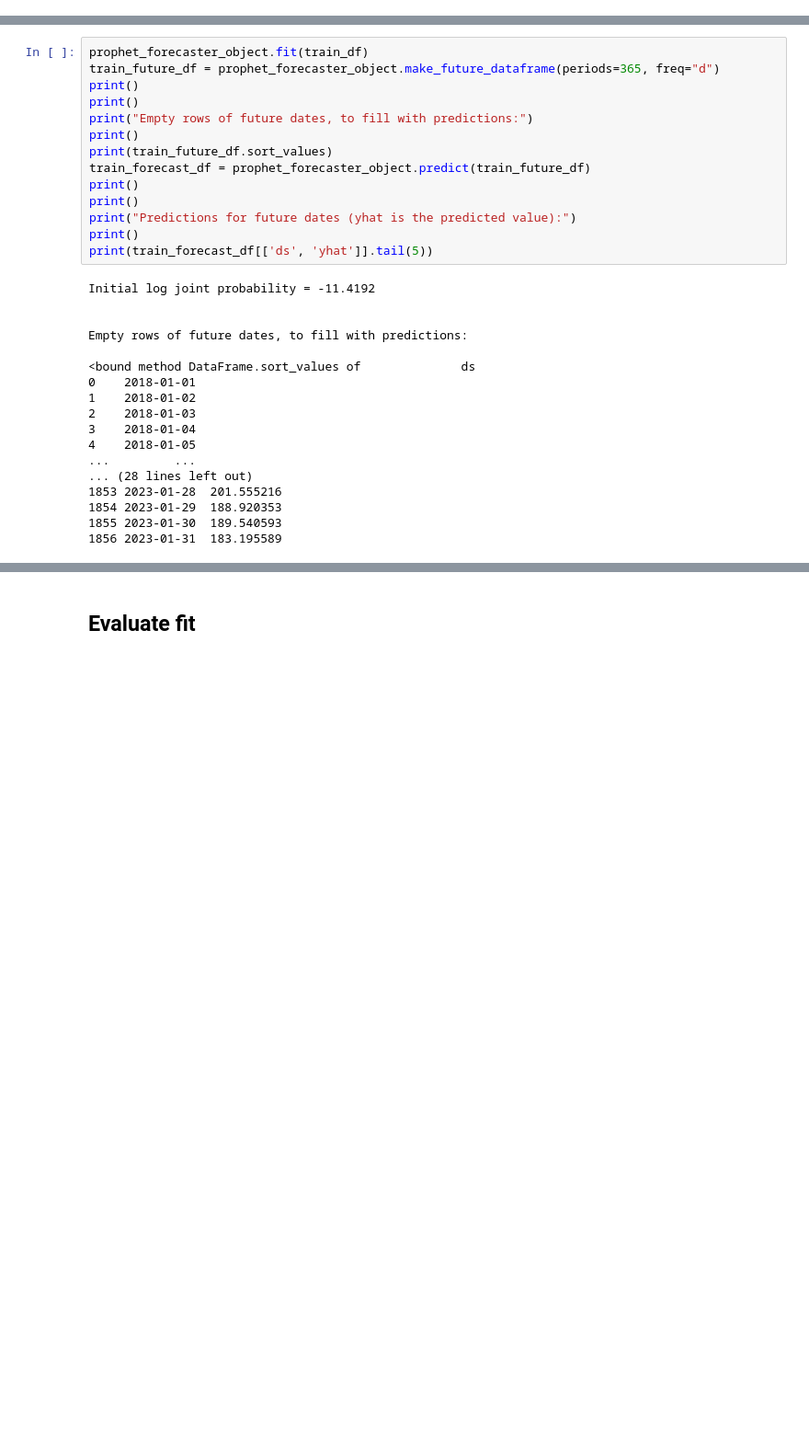
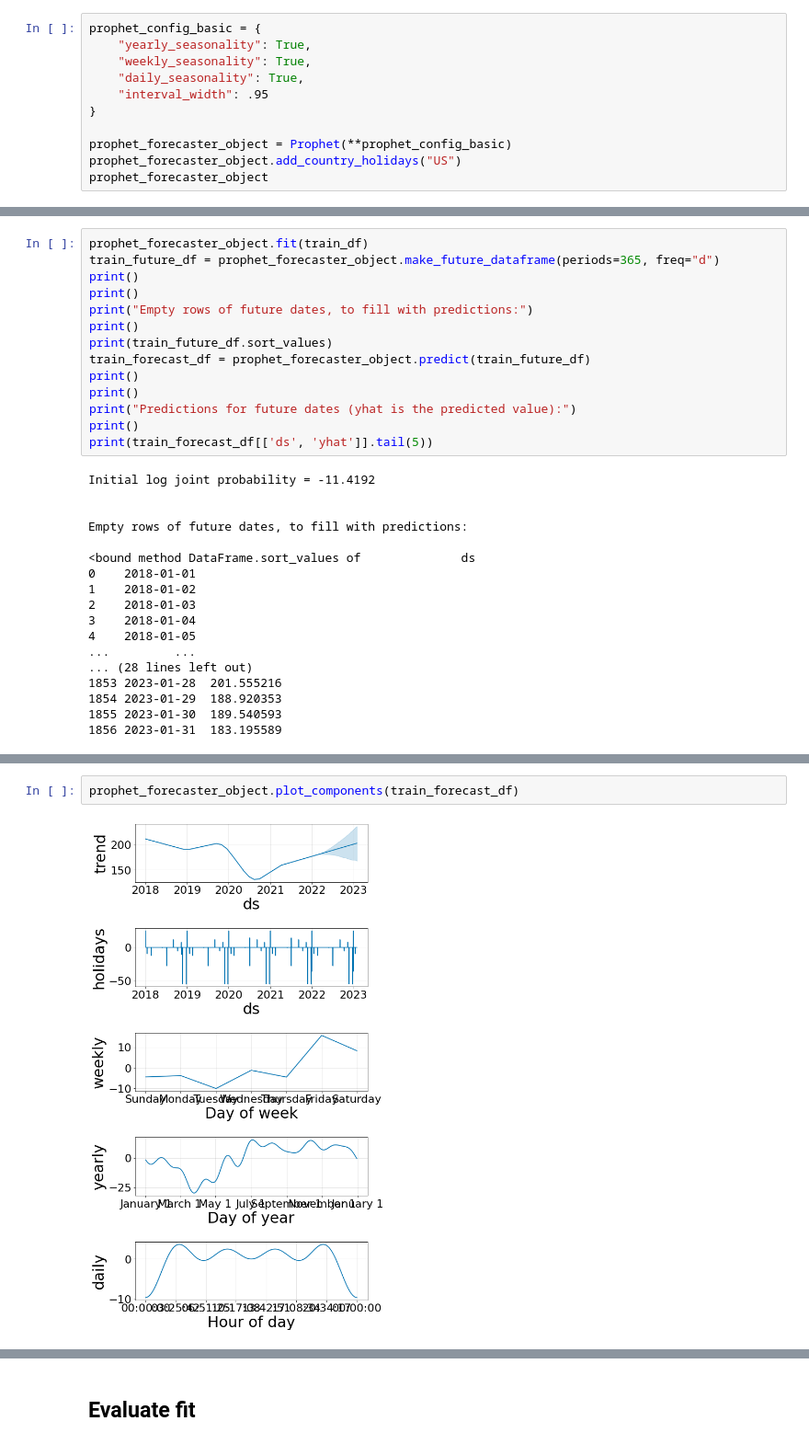
Before and after one commit to lizre/prophet-quickstart, a Jupyter notebook: notebooks/01_split_model.ipynb, the cells around one changed output, grey strips where cells are left out. Shown at 92% size. Cells and saved outputs as stored; diff of their text form; blank space fills up the shorter version.

```diff
--- a/notebooks/01_split_model.ipynb
+++ b/notebooks/01_split_model.ipynb
@@ -70,0 +94,11 @@ prophet_forecaster_object
+# %%
+prophet_config_basic = {
+    "yearly_seasonality": True,
+    "weekly_seasonality": True,
+    "daily_seasonality": True,
+    "interval_width": .95
+}
+
+prophet_forecaster_object = Prophet(**prophet_config_basic)
+prophet_forecaster_object.add_country_holidays("US")
+prophet_forecaster_object
@@ -104,0 +151,4 @@ Empty rows of future dates, to fill with predictions:
+# %%
+prophet_forecaster_object.plot_components(train_forecast_df)
+# %% [output]
+[figure, added]
```
Also changed, not shown: parts of 36 cells of this notebook.
